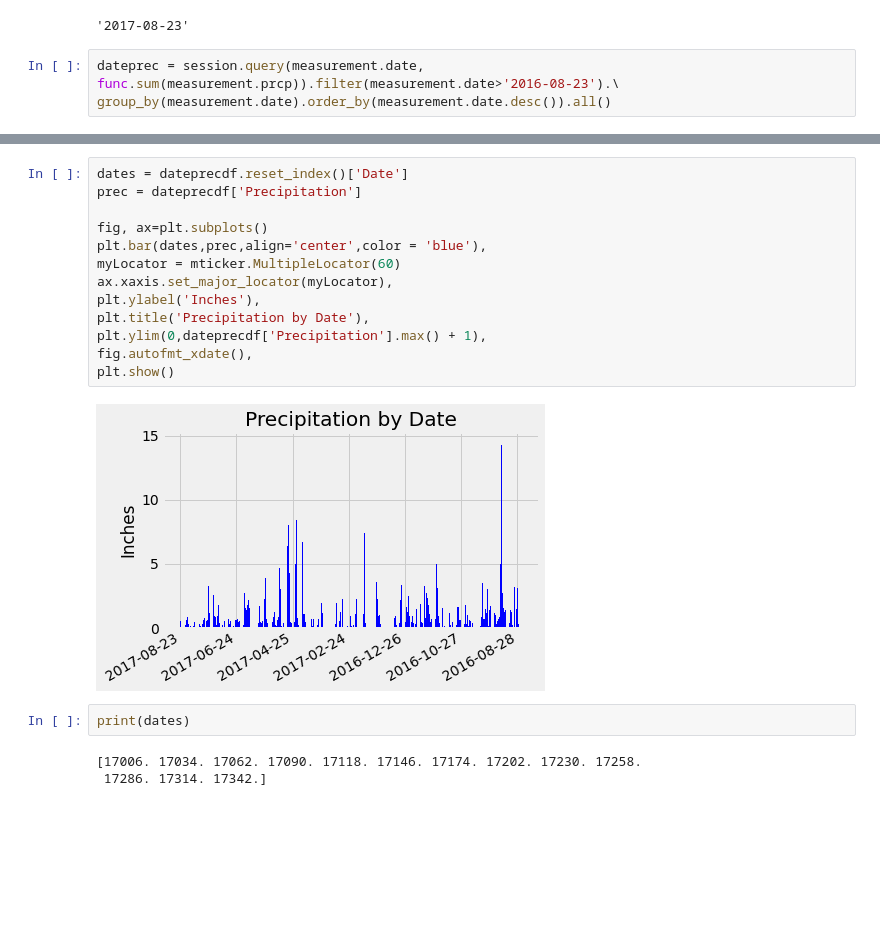
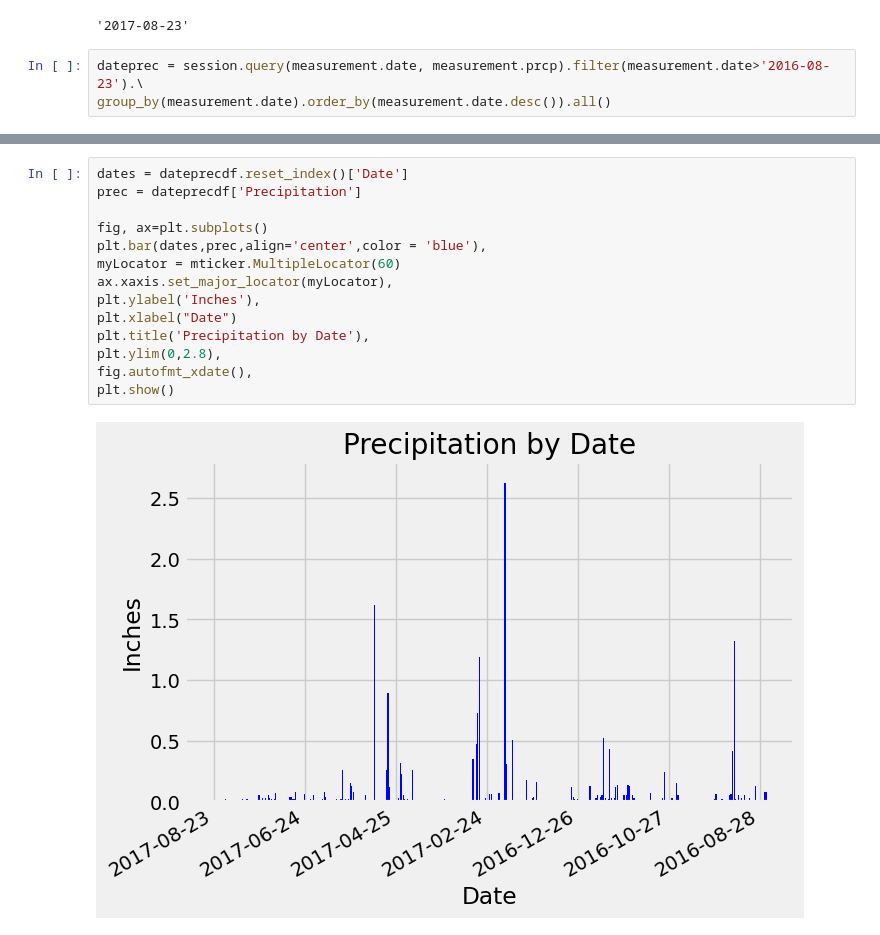
Before and after one commit to smrigney/sqlalchemy-challenge, a Jupyter notebook: sqlalchemy.ipynb, the cells around one changed output, grey strips where cells are left out. Drawn from its saved outputs; the diff is of its cells as text; blank space fills up the shorter version.

```diff
--- a/sqlalchemy.ipynb
+++ b/sqlalchemy.ipynb
@@ -61,7 +65,7 @@ measurementdf["date"].max()
 # %% [output]
 '2017-08-23'
 # %%
-dateprec = session.query(measurement.date, func.sum(measurement.prcp)).filter(measurement.date>'2016-08-23').\
+dateprec = session.query(measurement.date, measurement.prcp).filter(measurement.date>'2016-08-23').\
 group_by(measurement.date).order_by(measurement.date.desc()).all()
 # %%
 dateprecdf = pd.DataFrame(dateprec)
@@ -86,20 +90,16 @@ dateprecdf
 # %%
 dates = dateprecdf.reset_index()['Date']
 prec = dateprecdf['Precipitation']
 
 fig, ax=plt.subplots()
 plt.bar(dates,prec,align='center',color = 'blue'),
 myLocator = mticker.MultipleLocator(60)
 ax.xaxis.set_major_locator(myLocator),
 plt.ylabel('Inches'),
+plt.xlabel("Date")
 plt.title('Precipitation by Date'),
-plt.ylim(0,dateprecdf['Precipitation'].max() + 1),
+plt.ylim(0,2.8),
 fig.autofmt_xdate(),
 plt.show()
 # %% [output]
-[figure, old version]
+[figure, new version]
-# %%
-print(dates)
-# %% [output]
-[17006. 17034. 17062. 17090. 17118. 17146. 17174. 17202. 17230. 17258.
- 17286. 17314. 17342.]
```
Also changed, not shown: parts of 10 cells of this notebook.
